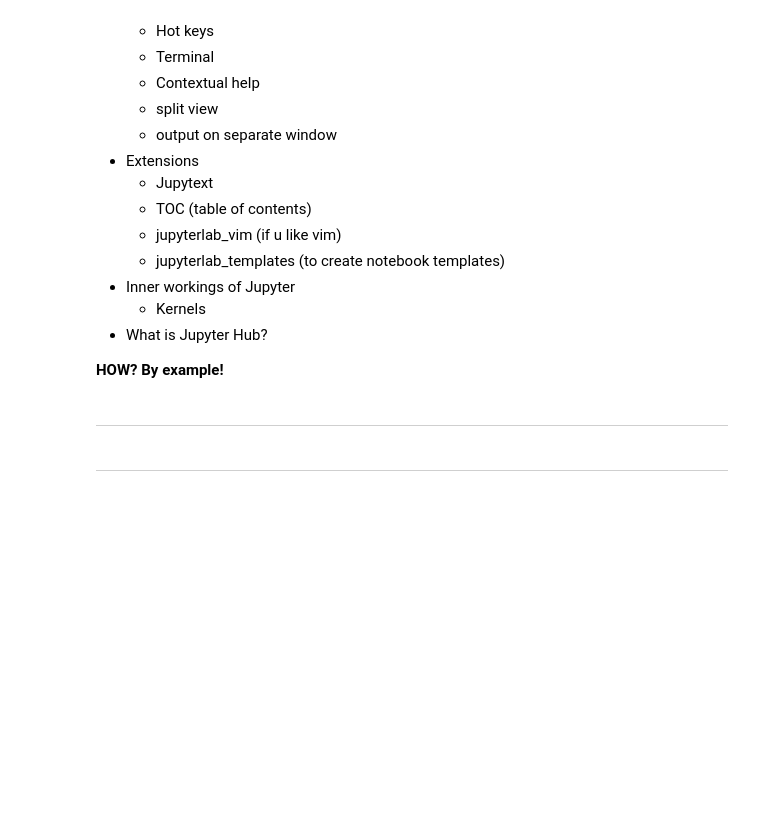
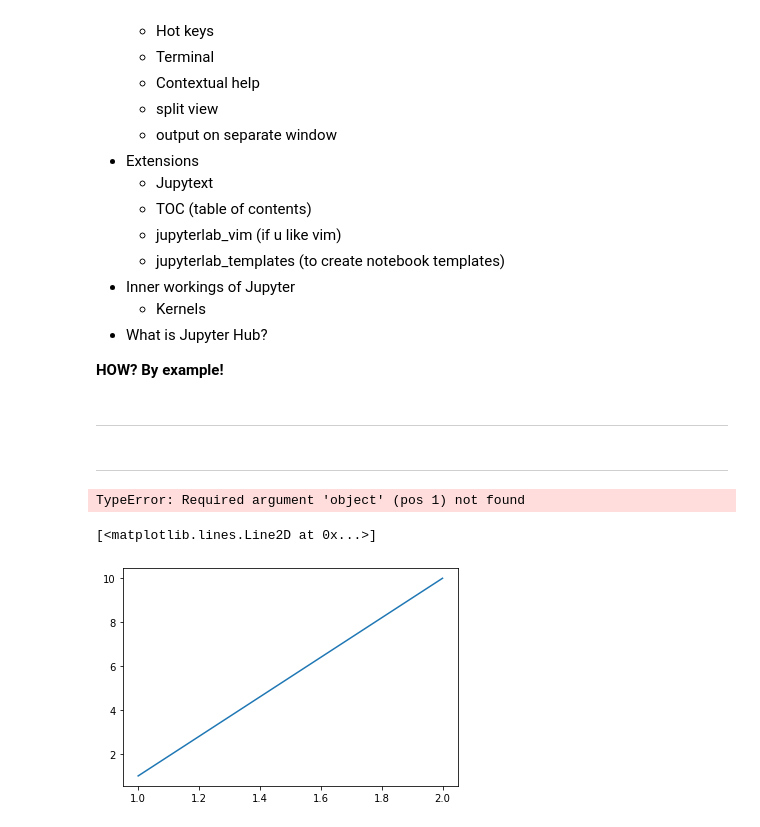
Before and after one commit to daliagachc/negi-stuff, a Jupyter notebook: negi_stuff/presentations/intro_jlab/01-intro_jlab.ipynb, the cells around one changed output. Drawn from its saved outputs; the diff is of its cells as text; code cells hidden in the pictures; blank space fills up the shorter version.

```diff
--- a/negi_stuff/presentations/intro_jlab/01-intro_jlab.ipynb
+++ b/negi_stuff/presentations/intro_jlab/01-intro_jlab.ipynb
@@ -91,0 +94,4 @@ repository for this presentation \
+# %%
+np.array()
+# %% [output]
+TypeError: Required argument 'object' (pos 1) not found
@@ -91,0 +100,5 @@ repository for this presentation \
+# %%
+plt.plot([1,2],[1,10])
+# %% [output]
+[<matplotlib.lines.Line2D at 0x...>]
+[figure, added]
```
Also changed, not shown: parts of 3 cells of this notebook, 13 other files.
